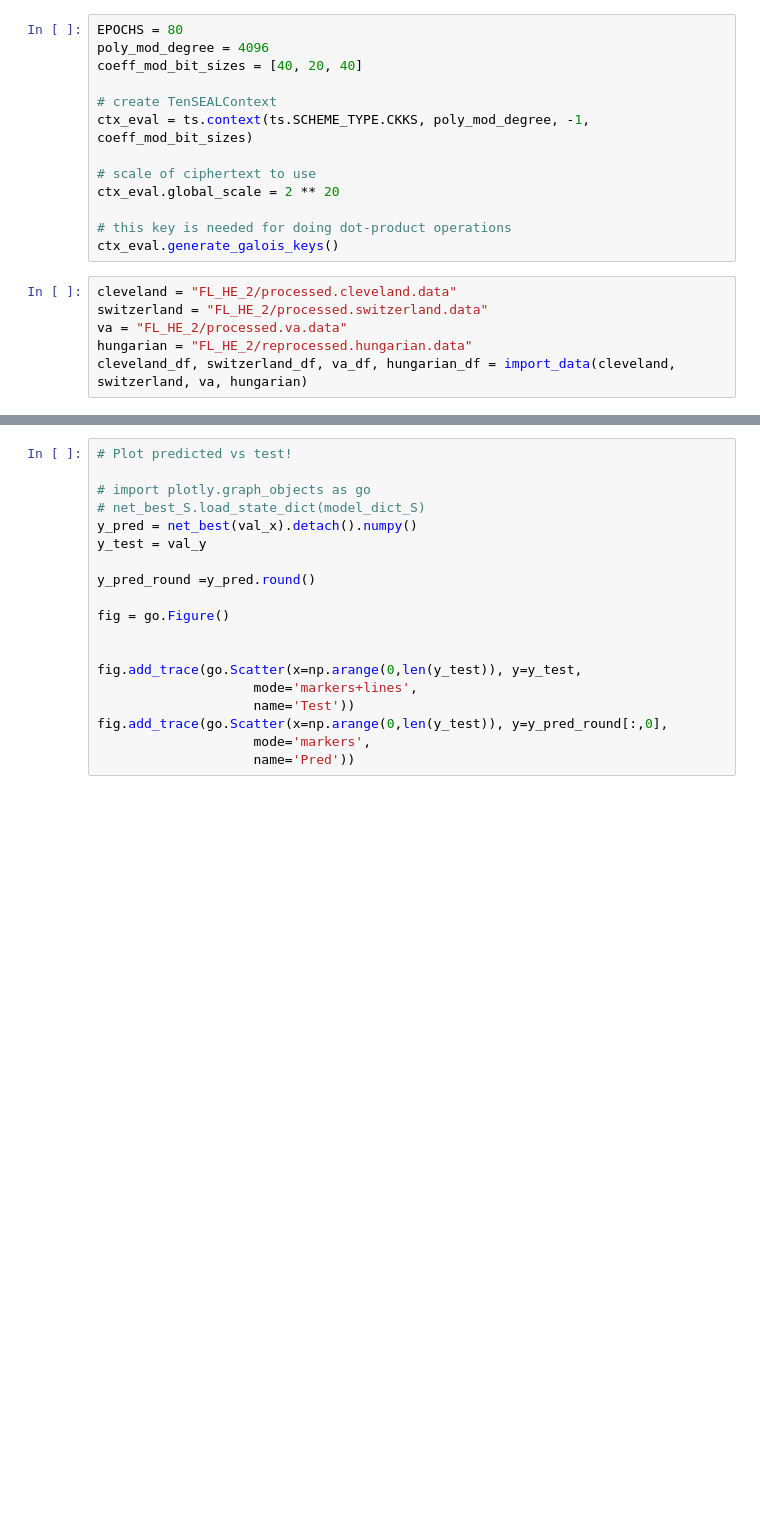
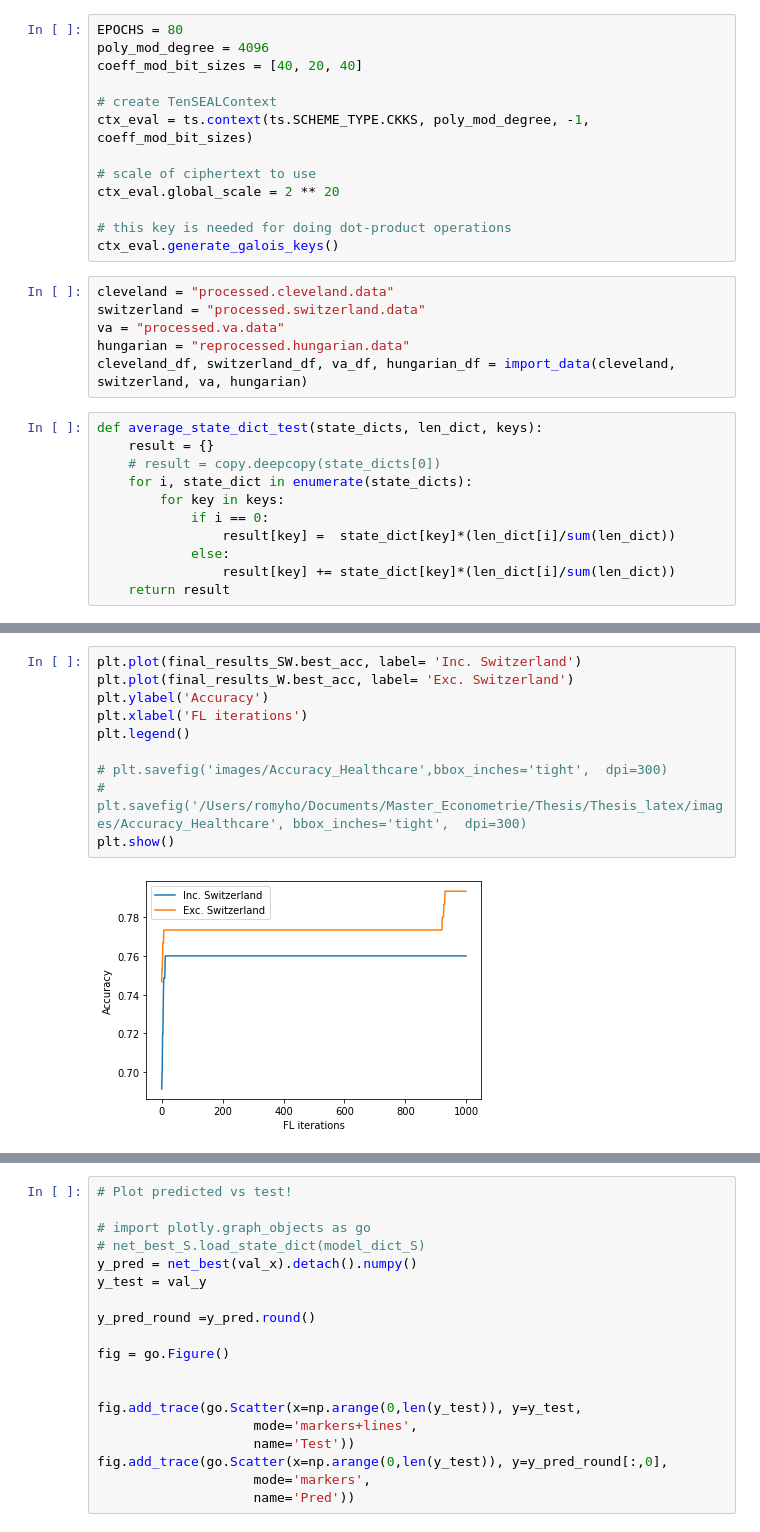
Before and after one commit to romyho-w/Thesis_FL_Ectrie, a Jupyter notebook: FL_HE_2/heartdisease.ipynb, the cells around one changed output, grey strips where cells are left out. Drawn from its saved outputs; the diff is of its cells as text; blank space fills up the shorter version.

```diff
--- a/FL_HE_2/heartdisease.ipynb
+++ b/FL_HE_2/heartdisease.ipynb
@@ -38,8 +38,19 @@ ctx_eval.global_scale = 2 ** 20
 # this key is needed for doing dot-product operations
 ctx_eval.generate_galois_keys()
 # %%
-cleveland = "FL_HE_2/processed.cleveland.data"
-switzerland = "FL_HE_2/processed.switzerland.data"
-va = "FL_HE_2/processed.va.data"
-hungarian = "FL_HE_2/reprocessed.hungarian.data"
+cleveland = "processed.cleveland.data"
+switzerland = "processed.switzerland.data"
+va = "processed.va.data"
+hungarian = "reprocessed.hungarian.data"
 cleveland_df, switzerland_df, va_df, hungarian_df = import_data(cleveland, switzerland, va, hungarian)
+# %%
+def average_state_dict_test(state_dicts, len_dict, keys):
+    result = {}
+    # result = copy.deepcopy(state_dicts[0])
+    for i, state_dict in enumerate(state_dicts):
+        for key in keys:
+            if i == 0:
+                result[key] =  state_dict[key]*(len_dict[i]/sum(len_dict))
+            else:
+                result[key] += state_dict[key]*(len_dict[i]/sum(len_dict))
+    return result
@@ -46,3 +216,15 @@ cleveland_df, switzerland_df, va_df, hungarian_df = import_data(cleveland, switz
+# %%
+plt.plot(final_results_SW.best_acc, label= 'Inc. Switzerland')
+plt.plot(final_results_W.best_acc, label= 'Exc. Switzerland')
+plt.ylabel('Accuracy')
+plt.xlabel('FL iterations')
+plt.legend()
+
+# plt.savefig('images/Accuracy_Healthcare',bbox_inches='tight',  dpi=300)
+# plt.savefig('/Users/romyho/Documents/Master_Econometrie/Thesis/Thesis_latex/images/Accuracy_Healthcare', bbox_inches='tight',  dpi=300)
+plt.show()
+# %% [output]
+[figure, added]
 # %%
 df_dict ={
     'Cleveland': cleveland_df,
```
Also changed, not shown: parts of 14 cells of this notebook, 4 other files.
